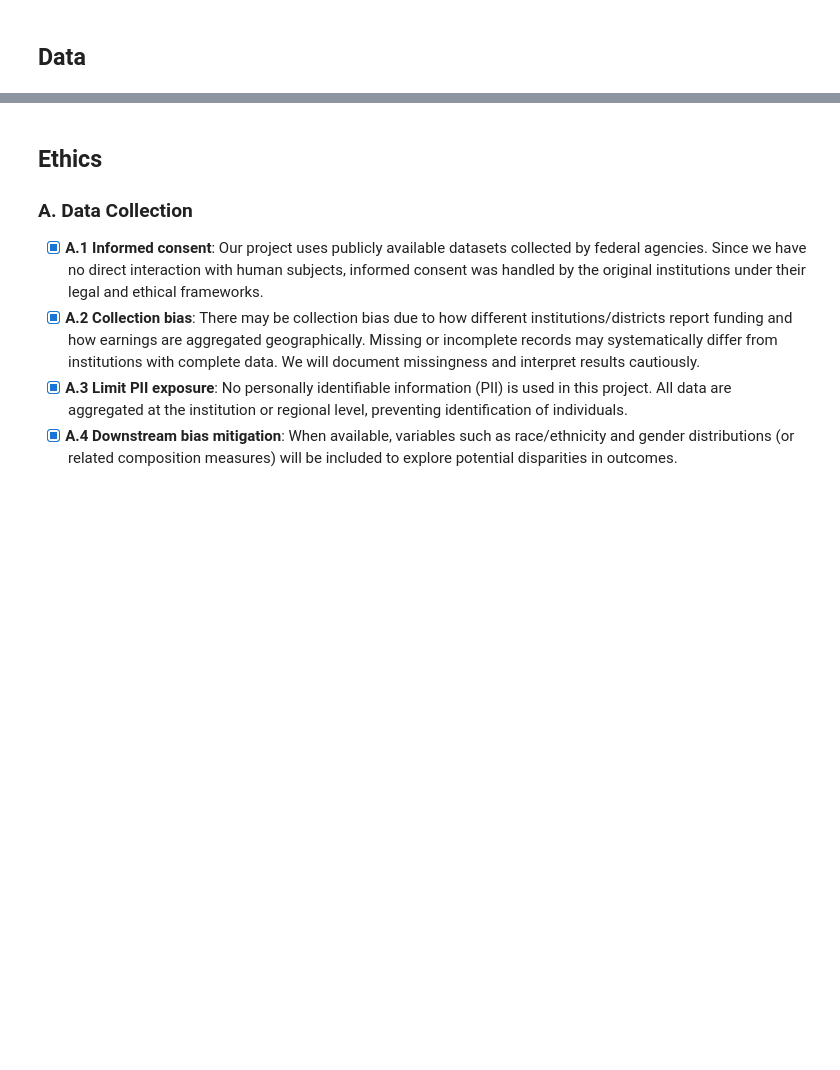
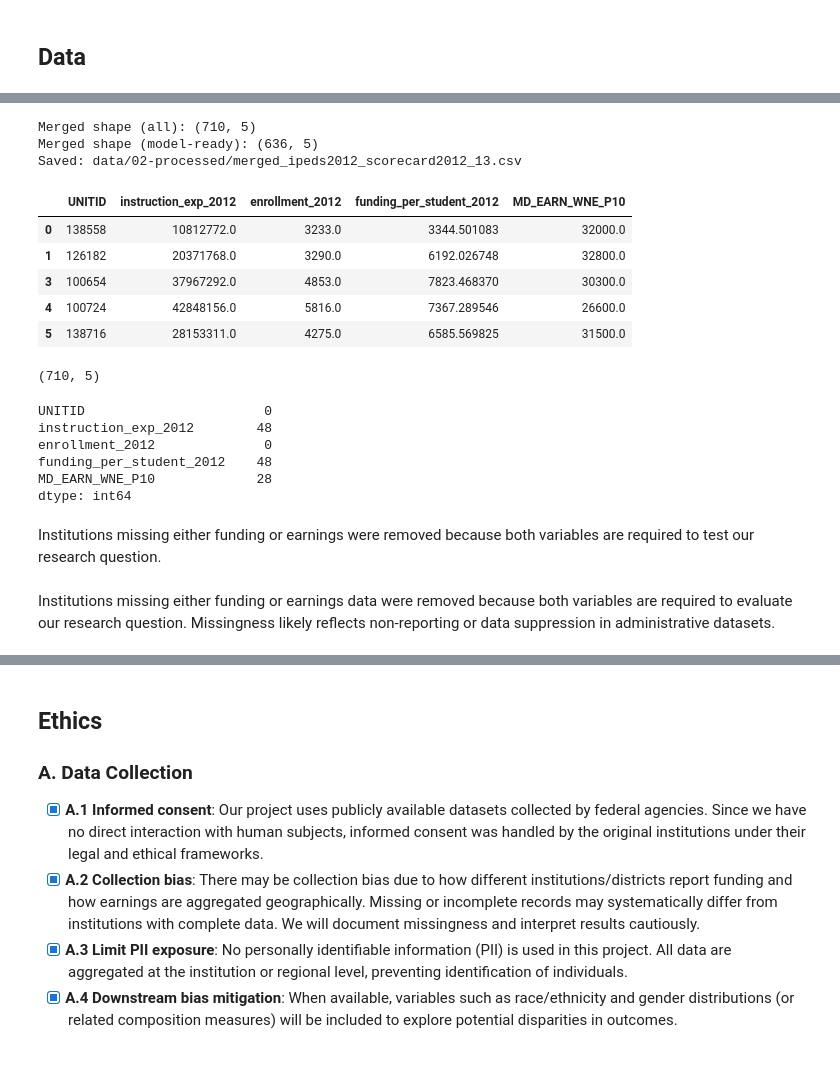
Before and after one commit to COGS108/Group108_WI26, a Jupyter notebook: 01-DataCheckpoint.ipynb, the cells around one changed output, grey strips where cells are left out. Cells and saved outputs as stored; diff of their text form; code cells hidden in the pictures; blank space fills up the shorter version.

```diff
--- a/01-DataCheckpoint.ipynb
+++ b/01-DataCheckpoint.ipynb
@@ -450,0 +213,42 @@ Researchers must be mindful of several limitations when working with this datase
+# %%
+merged = pd.merge(ipeds_clean, scorecard_clean, on="UNITID", how="inner")
+
+# Drop rows missing key variables for baseline model
+merged_model = merged.dropna(subset=["funding_per_student_2012", "MD_EARN_WNE_P10"]).copy()
+
+print("Merged shape (all):", merged.shape)
+print("Merged shape (model-ready):", merged_model.shape)
+
+# Save processed data
+os.makedirs("data/02-processed", exist_ok=True)
+out_path = "data/02-processed/merged_ipeds2012_scorecard2012_13.csv"
+merged_model.to_csv(out_path, index=False)
+print("Saved:", out_path)
+
+merged_model.head()
+# %% [output]
+Merged shape (all): (710, 5)
+Merged shape (model-ready): (636, 5)
+Saved: data/02-processed/merged_ipeds2012_scorecard2012_13.csv
+|  | UNITID | instruction_exp_2012 | enrollment_2012 | funding_per_student_2012 | MD_EARN_WNE_P10 |
+| 0 | 138558 | 10812772.0 | 3233.0 | 3344.501083 | 32000.0 |
+| 1 | 126182 | 20371768.0 | 3290.0 | 6192.026748 | 32800.0 |
+| 3 | 100654 | 37967292.0 | 4853.0 | 7823.468370 | 30300.0 |
+| 4 | 100724 | 42848156.0 | 5816.0 | 7367.289546 | 26600.0 |
+| 5 | 138716 | 28153311.0 | 4275.0 | 6585.569825 | 31500.0 |
+# %%
+merged.head()
+merged.shape
+# %% [output]
+(710, 5)
+# %%
+merged.isna().sum()
+# %% [output]
+UNITID                       0
+instruction_exp_2012        48
+enrollment_2012              0
+funding_per_student_2012    48
+MD_EARN_WNE_P10             28
+dtype: int64
+# %% [markdown]
+Institutions missing either funding or earnings were removed because both variables are required to test our research question.
@@ -450,0 +257,2 @@ Researchers must be mindful of several limitations when working with this datase
+# %% [markdown]
+Institutions missing either funding or earnings data were removed because both variables are required to evaluate our research question. Missingness likely reflects non-reporting or data suppression in administrative datasets.
```
Also changed, not shown: parts of 37 cells of this notebook.
